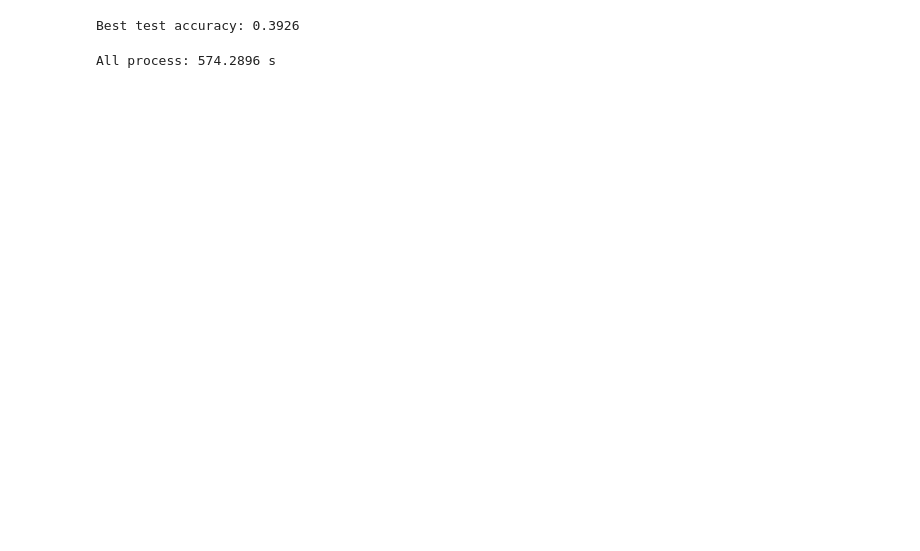
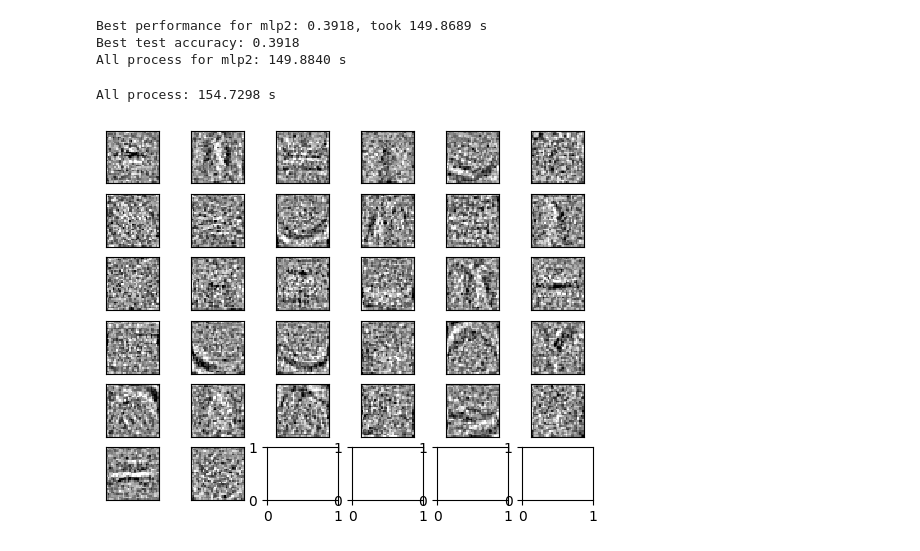
Before and after one commit to dkarakay/EE449, a Jupyter notebook: HW1/Q3/q3.ipynb, the cells around one changed output. Saved outputs shown, nothing was run; the diff lists cells and outputs as text; code cells hidden in the pictures; blank space fills up the shorter version.

Commit message:
Add results for MLP2

```diff
--- a/HW1/Q3/q3.ipynb
+++ b/HW1/Q3/q3.ipynb
@@ -195,40 +200,49 @@ Process: 58.7044 s
 # %%
+
+took_time = time.time() - model_init_time
+print(f"Best performance for {model_name}: {best_performance:.4f}, took {took_time:.4f} s")
 
 # Average training loss
 t = np.array(train_loss_history_total)
 average_train_loss = np.mean(t, axis=0)
 
 # Average training accuracy
 t = np.array(train_acc_history_total)
 average_train_acc = np.mean(t, axis=0)
 
 # Average validation accuracy
 t = np.array(valid_acc_history_total)
 average_valid_acc = np.mean(t, axis=0)
 
 best_test_acc = np.max(test_acc_history_total)
 print(f"Best test accuracy: {best_test_acc:.4f}")
+
+# Save the results
+result_dict = {
+    'name': model_name,
+    'loss_curve': average_train_loss,
+    'train_acc_curve': average_train_acc,
+    'val_acc_curve': average_valid_acc,
+    'test_acc': best_test_acc,
+    'weights': best_weights
+}
+
+# Save the results to a file
+filename = 'results/question_3_' + model_name.replace(' ', '_') + '.pkl'
+with open(filename, 'wb') as f:
+    pickle.dump(result_dict, f)
+
+took_time = time.time() - model_init_time
+print(f"All process for {model_name}: {took_time:.4f} s")
+
+visualizeWeights(best_weights, save_dir='results/',
+                 filename='question_3_weights_' + model_name.replace(' ', '_'))
+
+took_time = time.time() - init_time
+print(f"All process: {took_time:.4f} s")
 # %% [output]
-Best test accuracy: 0.3926
+Best performance for mlp2: 0.3918, took 149.8689 s
+Best test accuracy: 0.3918
+All process for mlp2: 149.8840 s
+All process: 154.7298 s
+[figure, added]
-# %%
-
-result_dict = {
-    'name': model_name,
-    'loss_curve': average_train_loss,
-    'train_acc_curve': average_train_acc,
-    'val_acc_curve': average_valid_acc,
-    'test_acc': best_test_acc,
-    'weights': best_weights
-}
-
-import pickle
-
-# save the dictionary object to a file
-filename = 'question_3_' + model_name.replace(' ', '_') + '.pkl'
-with open(filename, 'wb') as f:
-    pickle.dump(result_dict, f)
-
-took_time = time.time() - init_time
-print(f"All process: {took_time:.4f} s")
-# %% [output]
-All process: 574.2896 s
```
Also changed, not shown: parts of 1 cell of this notebook, 7 other files.
